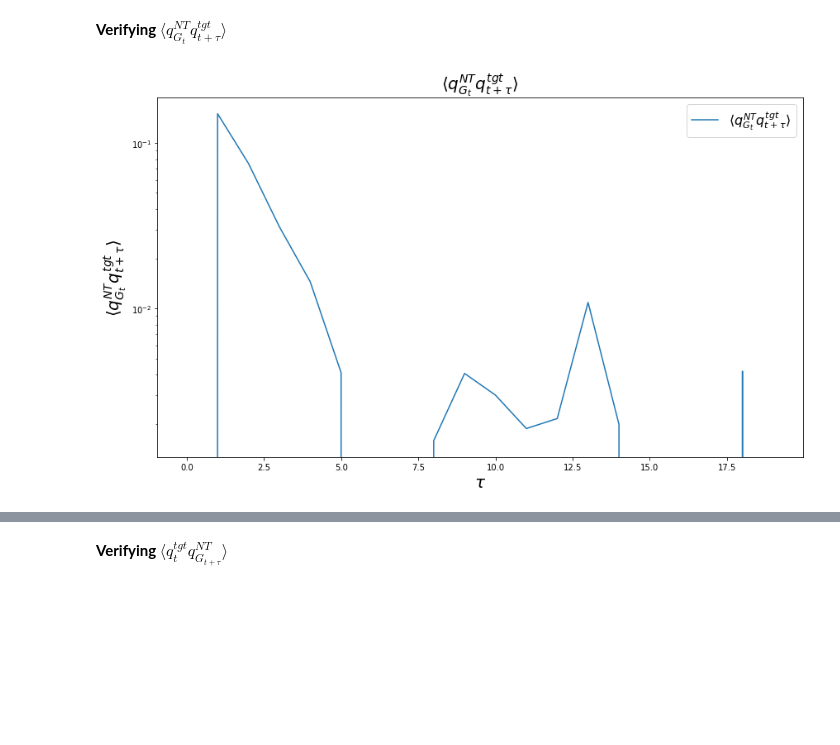
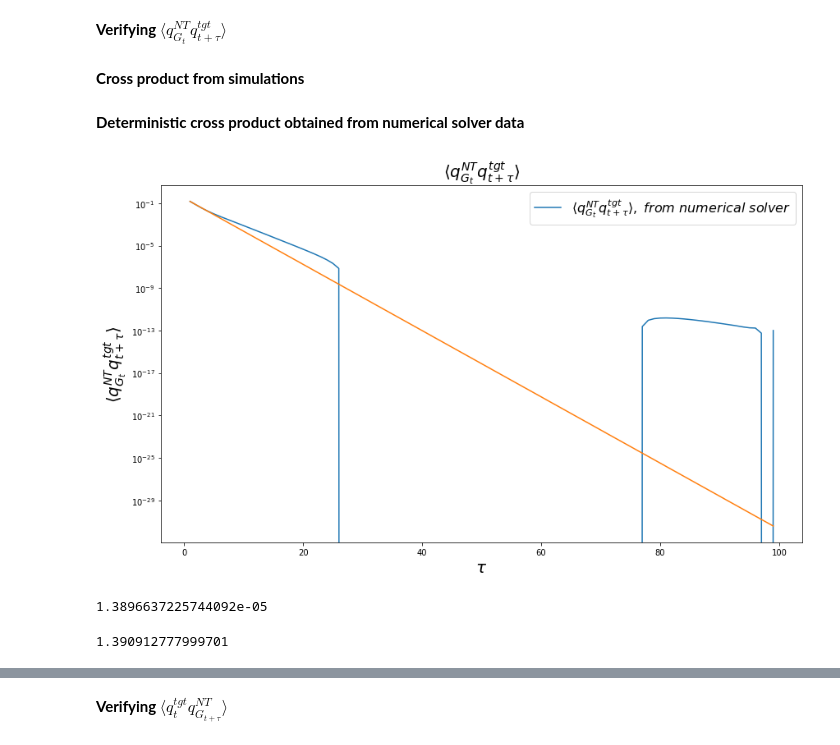
Before and after one commit to felipemoret77/EconophysiX_Internship, a Jupyter notebook: A_Rational_Noise_Trader_Within_A_Kyle_Setup_Simplified_Utility_3_Seeds_EconophysiX.ipynb, the cells around one changed output, grey strips where cells are left out. Cells and saved outputs as stored; diff of their text form; code cells hidden in the pictures; blank space fills up the shorter version.

```diff
--- a/A_Rational_Noise_Trader_Within_A_Kyle_Setup_Simplified_Utility_3_Seeds_EconophysiX.ipynb
+++ b/A_Rational_Noise_Trader_Within_A_Kyle_Setup_Simplified_Utility_3_Seeds_EconophysiX.ipynb
@@ -1658,8 +1658,8 @@ def numerical_solver_simulation(T, T_it, G_0_seed, alpha_G, alpha, C_MU_0, tau_M
         #plt.legend()
         #plt.show()
 
-        metric_for_convergence = err_G(G_s[-1], G[0,:])
-        metrics_convergence.append(metric_for_convergence)
+        #metric_for_convergence = err_G(G_s[-1], G[0,:])
+        #metrics_convergence.append(metric_for_convergence)
 
         #print(f"This is iteration: {iteration + 1}\n")
         #print(f"The metric for convergence is {metric_for_convergence}\n")
@@ -1667,22 +1667,26 @@ def numerical_solver_simulation(T, T_it, G_0_seed, alpha_G, alpha, C_MU_0, tau_M
         #print(f"Tau mu is : {tau_MU}\n")
         #print(f"Var(TGT) is: {ACF_TGT[0][0]}\n")
 
-        if(math.isnan(metric_for_convergence)):
-            convergence = 0
-            break
+        #if(math.isnan(metric_for_convergence)):
+        #    convergence = 0
+        #    break
 
-        if(iteration <= T_it - 1 and metric_for_convergence < bound_for_convergence):
-            convergence = 1
-            break
+        #if(iteration <= T_it - 1 and metric_for_convergence < bound_for_convergence):
+        #    convergence = 1
+        #    break
 
-        if(iteration == T_it - 1 and metric_for_convergence > bound_for_convergence):
-            convergence = 0
-            break
+        #if(iteration == T_it - 1 and metric_for_convergence > bound_for_convergence):
+        #    convergence = 0
+        #    break
+
+        print(f"Iteration {iteration + 1} is finished\n")
 
 
     ACF_P = return_ACF_P(ACF_Q, G)
 
-    return G, Ds, G_s, Ds_list, ACFs_NT, ACFs_IT, ACFs_Q, ACF_MU, ACF_P, convergence, metrics_convergence
+
+
+    return G, Ds, G_s, Ds_list, ACFs_NT, ACFs_IT, ACFs_Q, ACF_MU, ACF_P #, convergence, metrics_convergence
 # %% [markdown]
 **Function to return the total excess order flow**
 # %%
@@ -1754,7 +1758,7 @@ target_portfolio_order_flow = generate_order_flow(ACF_TGT, number_of_simulations
 # %% [markdown]
 **Running the solver for getting the stationary G and Ds**
 # %%
-T_it = 100
+T_it = 400
 G_0_seed = 1
 alpha_G = 0.5
 alpha = 1
@@ -1763,7 +1767,7 @@ C_NT_0 = 1
 tau_NT = 1
 C_IT_0 = 1
 tau_IT = 1
-bound_for_convergence = 0.00001
+#bound_for_convergence = 0.00001
 
 
 numerical_solution = numerical_solver_simulation(T, T_it, G_0_seed, alpha_G, alpha, C_MU_0, tau_MU, ACF_TGT, seed_type, C_NT_0,
@@ -2334,18 +2359,43 @@ def return_cross_product_impact_target(order_flow_impact_NT, target_portfolio_or
         cross_products_for_tau_mean[tau] = np.mean(cross_products_for_tau[tau,:])
 
     return cross_products_for_tau_mean
+# %% [markdown]
+**Cross product from simulations**
 # %%
 cross_product_impact_target = return_cross_product_impact_target(order_flow_impact_NT, target_portfolio_order_flow)
+# %% [markdown]
+**Deterministic cross product obtained from numerical solver data**
+# %%
+I = np.identity(T)
+deterministic_cross_product_impact_target = np.matmul((D_TGT_NT - I),ACF_TGT)
 # %%
 figure36 = plt.figure(figsize = (14,8))
 plt.title(r"$\langle   q_{G_{t}}^{NT} q_{t + \tau}^{tgt} \rangle$", fontsize = 20)
 
-plt.plot(np.arange(0,20), cross_product_impact_target[:20], label = r"$\langle   q_{G_{t}}^{NT} q_{t + \tau}^{tgt} \rangle$")
-plt.plot(np.arange(0,20), np.zeros(20), linestyle = 'dashed', color = 'r')
+#plt.plot(np.arange(20,90), cross_product_impact_target[:20], label = r"$\langle   q_{G_{t}}^{NT} q_{t + \tau}^{tgt} \rangle, \ from \ simulation$")
+plt.plot(np.arange(1, 100), deterministic_cross_product_impact_target[0,1:100], label = r"$\langle   q_{G_{t}}^{NT} q_{t + \tau}^{tgt} \rangle, \ from \ numerical \ solver$")
+plt.plot(x,exp(x, parameters[0], parameters[1]))
+#plt.plot(np.arange(1,25), np.exp(fitting_parameters_cross_impact_target[1])*np.exp(fitting_parameters_cross_impact_target[0]*np.arange(1,25)), label = "Fitted exponential"  )
+#plt.plot(np.arange(1,30), np.zeros(29), linestyle = 'dashed', color = 'r')
 plt.xlabel(r"$\tau$", fontsize = 20)
 plt.ylabel(r"$\langle   q_{G_{t}}^{NT} q_{t + \tau}^{tgt} \rangle$", fontsize = 20)
 plt.legend(loc = 1, prop={'size': 16})
-#plt.yscale('log')
+plt.yscale('log')
 plt.show()
 # %% [output]
-[figure, old version]
+[figure, new version]
+# %%
+from scipy.optimize import curve_fit
+y = deterministic_cross_product_impact_target[0,1:]
+x = np.arange(1,100)
+def exp(x, a, tau):
+    return a*np.exp(-x/tau)
+parameters, cov = curve_fit(f = exp, xdata = x, ydata = y, p0 = [1,0.5])
+error = (y - exp(x, *parameters))**2
+print(np.sum(error))
+# %% [output]
+1.3896637225744092e-05
+# %%
+parameters[1]
+# %% [output]
+1.390912777999701
```
Also changed, not shown: parts of 51 cells of this notebook.
